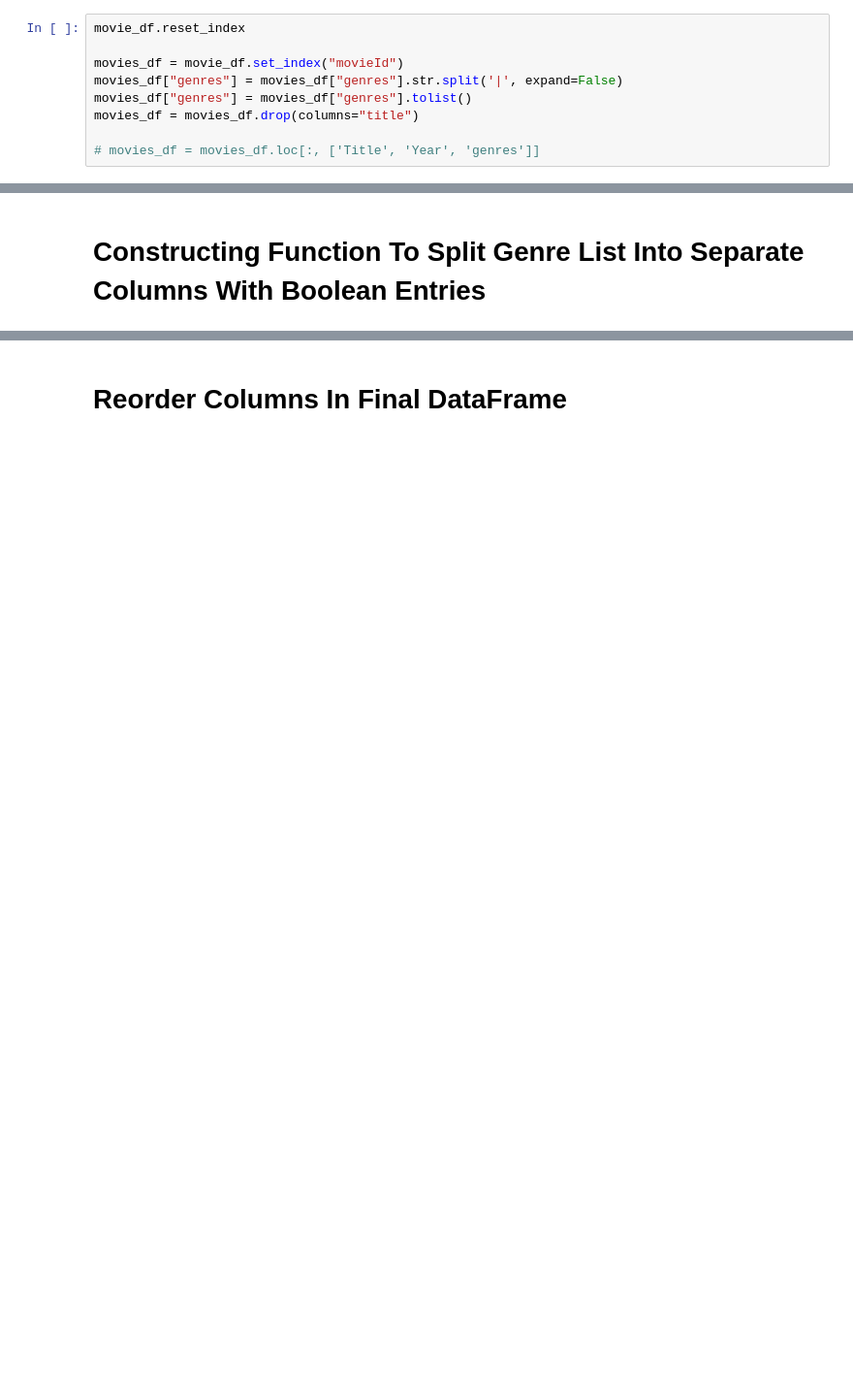
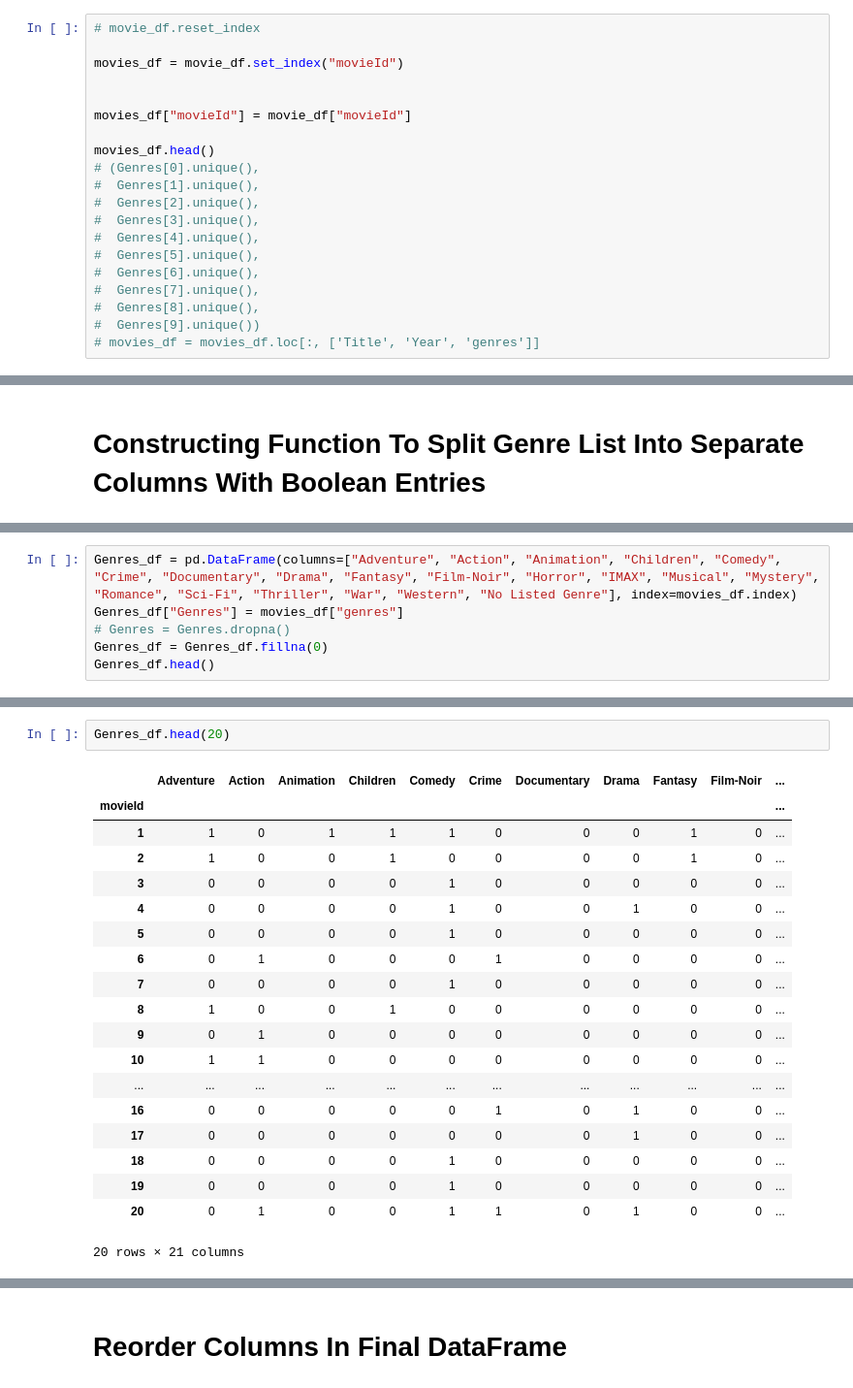
Before and after one commit to HelyxM/Final-Project, a Jupyter notebook: Data_Cleaning.ipynb, the cells around one changed output, grey strips where cells are left out. Shown: that part at 97% size. Saved outputs shown, nothing was run; the diff lists cells and outputs as text; blank space fills up the shorter version.

```diff
--- a/Data_Cleaning.ipynb
+++ b/Data_Cleaning.ipynb
@@ -76,11 +76,22 @@ movie_df.head(20)
 # %% [markdown]
 # Separate Genres Into Lists
 # %%
-movie_df.reset_index
+# movie_df.reset_index
 
 movies_df = movie_df.set_index("movieId")
-movies_df["genres"] = movies_df["genres"].str.split('|', expand=False)
-movies_df["genres"] = movies_df["genres"].tolist()
-movies_df = movies_df.drop(columns="title")
 
+
+movies_df["movieId"] = movie_df["movieId"]
+
+movies_df.head()
+# (Genres[0].unique(),
+#  Genres[1].unique(),
+#  Genres[2].unique(),
+#  Genres[3].unique(),
+#  Genres[4].unique(),
+#  Genres[5].unique(),
+#  Genres[6].unique(),
+#  Genres[7].unique(),
+#  Genres[8].unique(),
+#  Genres[9].unique())
 # movies_df = movies_df.loc[:, ['Title', 'Year', 'genres']]
@@ -88,0 +133,6 @@ movies_df = movies_df.drop(columns="title")
+# %%
+Genres_df = pd.DataFrame(columns=["Adventure", "Action", "Animation", "Children", "Comedy", "Crime", "Documentary", "Drama", "Fantasy", "Film-Noir", "Horror", "IMAX", "Musical", "Mystery", "Romance", "Sci-Fi", "Thriller", "War", "Western", "No Listed Genre"], index=movies_df.index)
+Genres_df["Genres"] = movies_df["genres"]
+# Genres = Genres.dropna()
+Genres_df = Genres_df.fillna(0)
+Genres_df.head()
@@ -287,0 +214,22 @@ genre_split(movies_df["genres"])
+# %%
+Genres_df.head(20)
+# %% [output]
+|  | Adventure | Action | Animation | Children | Comedy | Crime | Documentary | Drama | Fantasy | Film-Noir | ... |
+| movieId |  |  |  |  |  |  |  |  |  |  | ... |
+| 1 | 1 | 0 | 1 | 1 | 1 | 0 | 0 | 0 | 1 | 0 | ... |
+| 2 | 1 | 0 | 0 | 1 | 0 | 0 | 0 | 0 | 1 | 0 | ... |
+| 3 | 0 | 0 | 0 | 0 | 1 | 0 | 0 | 0 | 0 | 0 | ... |
+| 4 | 0 | 0 | 0 | 0 | 1 | 0 | 0 | 1 | 0 | 0 | ... |
+| 5 | 0 | 0 | 0 | 0 | 1 | 0 | 0 | 0 | 0 | 0 | ... |
+| 6 | 0 | 1 | 0 | 0 | 0 | 1 | 0 | 0 | 0 | 0 | ... |
+| 7 | 0 | 0 | 0 | 0 | 1 | 0 | 0 | 0 | 0 | 0 | ... |
+| 8 | 1 | 0 | 0 | 1 | 0 | 0 | 0 | 0 | 0 | 0 | ... |
+| 9 | 0 | 1 | 0 | 0 | 0 | 0 | 0 | 0 | 0 | 0 | ... |
+| 10 | 1 | 1 | 0 | 0 | 0 | 0 | 0 | 0 | 0 | 0 | ... |
+| ... | ... | ... | ... | ... | ... | ... | ... | ... | ... | ... | ... |
+| 16 | 0 | 0 | 0 | 0 | 0 | 1 | 0 | 1 | 0 | 0 | ... |
+| 17 | 0 | 0 | 0 | 0 | 0 | 0 | 0 | 1 | 0 | 0 | ... |
+| 18 | 0 | 0 | 0 | 0 | 1 | 0 | 0 | 0 | 0 | 0 | ... |
+| 19 | 0 | 0 | 0 | 0 | 1 | 0 | 0 | 0 | 0 | 0 | ... |
+| 20 | 0 | 1 | 0 | 0 | 1 | 1 | 0 | 1 | 0 | 0 | ... |
+20 rows × 21 columns
```
Also changed, not shown: parts of 15 cells of this notebook.
